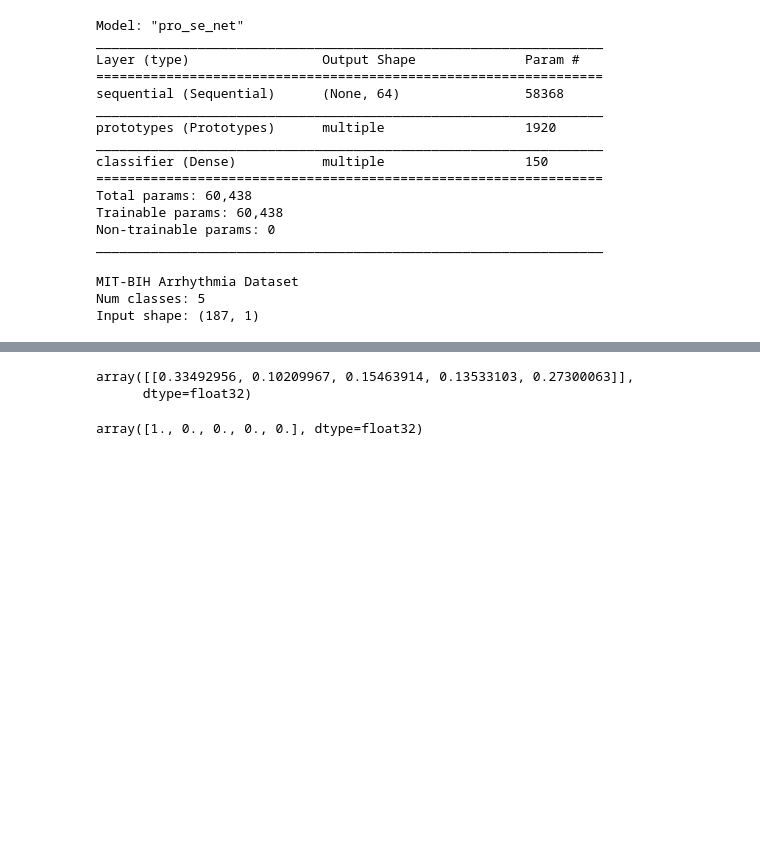
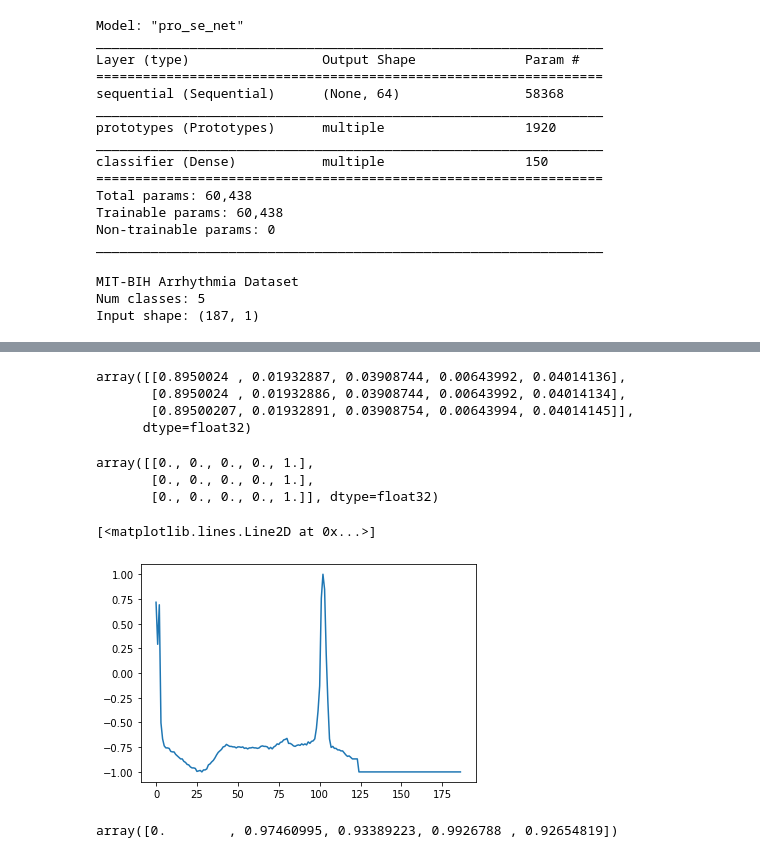
Before and after one commit to rgmyr/tf-ProSeNet, a Jupyter notebook: notebooks/test_arrythmia.ipynb, the cells around one changed output, grey strips where cells are left out. Cells and saved outputs as stored; diff of their text form; code cells hidden in the pictures; blank space fills up the shorter version.

```diff
--- a/notebooks/test_arrythmia.ipynb
+++ b/notebooks/test_arrythmia.ipynb
@@ -70,9 +96,22 @@ array([1., 0., 0., 0., 0.], dtype=float32)
 # %%
-pnet.predict(data.X_test[np.newaxis,:3,:], batch_size=1)
+pnet.predict(data.X_test[-3:,:], batch_size=1)
 # %% [output]
-array([[0.33492956, 0.10209967, 0.15463914, 0.13533103, 0.27300063]],
+array([[0.8950024 , 0.01932887, 0.03908744, 0.00643992, 0.04014136],
+       [0.8950024 , 0.01932886, 0.03908744, 0.00643992, 0.04014134],
+       [0.89500207, 0.01932891, 0.03908754, 0.00643994, 0.04014145]],
       dtype=float32)
 # %%
-data.y_test[0:3]
+data.y_test[-3:]
 # %% [output]
-array([1., 0., 0., 0., 0.], dtype=float32)
+array([[0., 0., 0., 0., 1.],
+       [0., 0., 0., 0., 1.],
+       [0., 0., 0., 0., 1.]], dtype=float32)
+# %%
+plt.plot(np.arange(187), data.X_train[-2])
+# %% [output]
+[<matplotlib.lines.Line2D at 0x...>]
+[figure, added]
+# %%
+class_weights
+# %% [output]
+array([0.        , 0.97460995, 0.93389223, 0.9926788 , 0.92654819])
```
Also changed, not shown: parts of 14 cells of this notebook, 5 other files.
